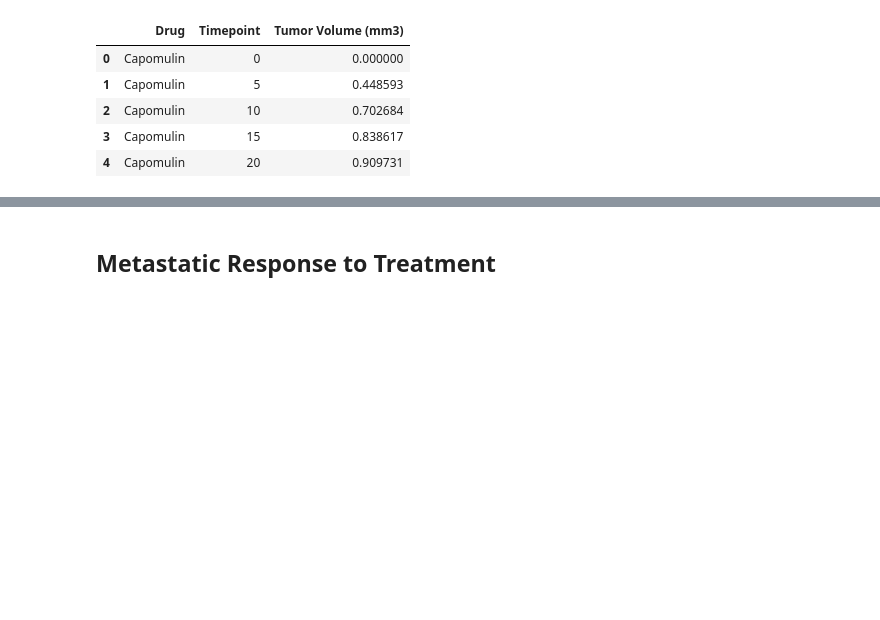
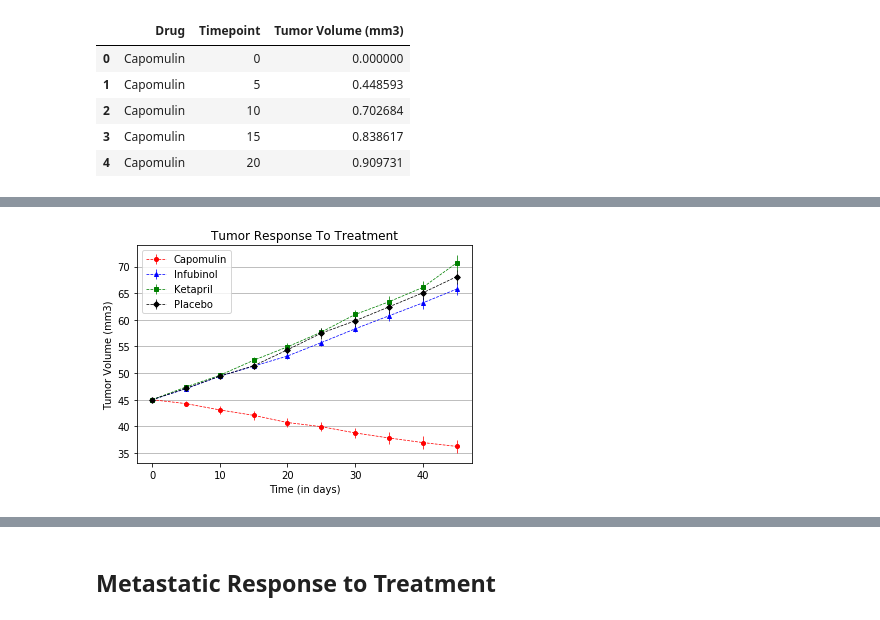
Before and after one commit to mavsanchez/matplotlib-challenge, a Jupyter notebook: Pymaceuticals/pymaceuticals_starter.ipynb, the cells around one changed output, grey strips where cells are left out. Saved outputs shown, nothing was run; the diff lists cells and outputs as text; code cells hidden in the pictures; blank space fills up the shorter version.

```diff
--- a/Pymaceuticals/pymaceuticals_starter.ipynb
+++ b/Pymaceuticals/pymaceuticals_starter.ipynb
@@ -95,4 +95,11 @@ tumor_volume_data_sem_df.head()
 # %%
 # Minor Data Munging to Re-Format the Data Frames
 
+tumor_volume_data_df.reset_index()
+tumor_volume_data_sem_df.reset_index()
+
+tumor_volume_data_df_pivot = tumor_volume_data_df.pivot(index='Timepoint', columns='Drug', values='Tumor Volume (mm3)')
+tumor_volume_data_df_sem_pivot = tumor_volume_data_sem_df.pivot(index='Timepoint', columns='Drug', values='Tumor Volume (mm3)')
+
 # Preview that Reformatting worked
+tumor_volume_data_df_pivot.head()
@@ -112,3 +129,41 @@ tumor_volume_data_sem_df.head()
+# %%
+drugs_decors_dict = {
+    #Drug name : [Color , marker]
+    'Capomulin' : ['red', 'o'],
+    'Infubinol' : ['blue', '^'],
+    'Ketapril' : ['green', 's'],
+    'Placebo' : ['black', 'D'],
+}
+
+# Generate the Plot (with Error Bars)
+tumor_volume_data_df_pivot_filtered = tumor_volume_data_df_pivot.loc[:,['Capomulin', 'Infubinol', 'Ketapril', 'Placebo']]
+tumor_volume_data_sem_df_filtered = tumor_volume_data_df_sem_pivot.loc[:,['Capomulin', 'Infubinol', 'Ketapril', 'Placebo']]
+
+for k, v in drugs_decors_dict.items():
+    plt.errorbar(tumor_volume_data_df_pivot_filtered.index,
+                tumor_volume_data_df_pivot_filtered[k],
+                yerr=tumor_volume_data_sem_df_filtered[k],
+                label=k,
+                color=v[0],
+                marker=v[1],
+                linestyle="dashed",
+                linewidth=0.75,
+                ms=4
+                )
+
+plt.xlabel('Time (in days)')
+plt.ylabel('Tumor Volume (mm3)')
+plt.title('Tumor Response To Treatment')
+plt.legend(loc='best')
+plt.grid(axis='y')
+
+fig.tight_layout()
+
+# Save the Figure
+
+#fig.savefig("test.png")
+# %% [output]
+[figure, added]
 # %%
 # Show the Figure
 plt.show()
```
Also changed, not shown: parts of 15 cells of this notebook.
